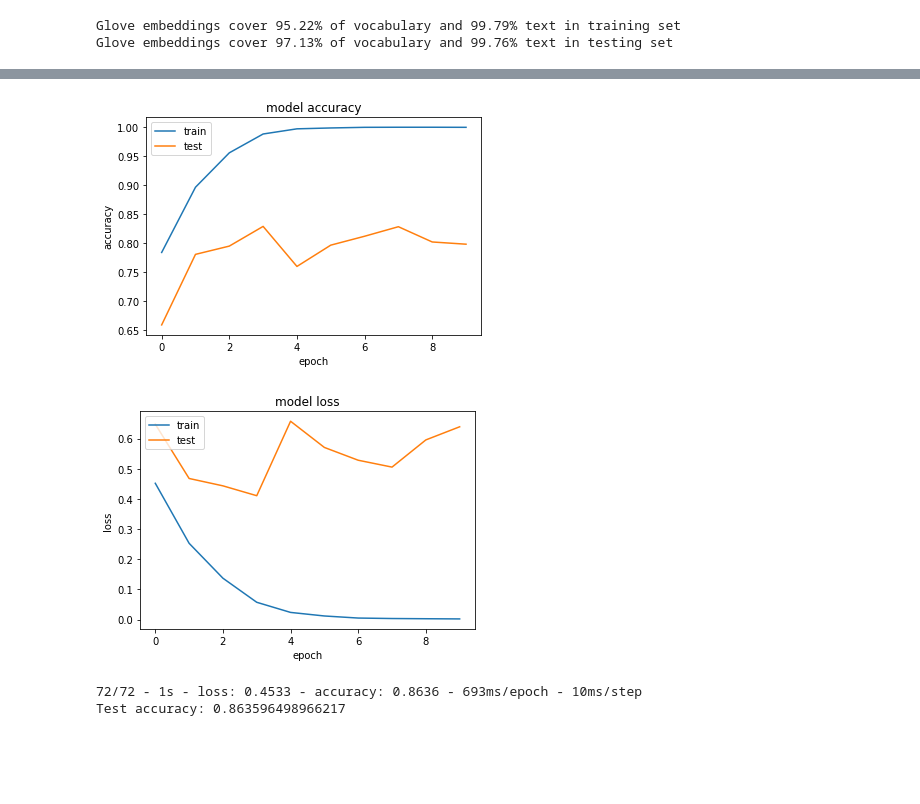
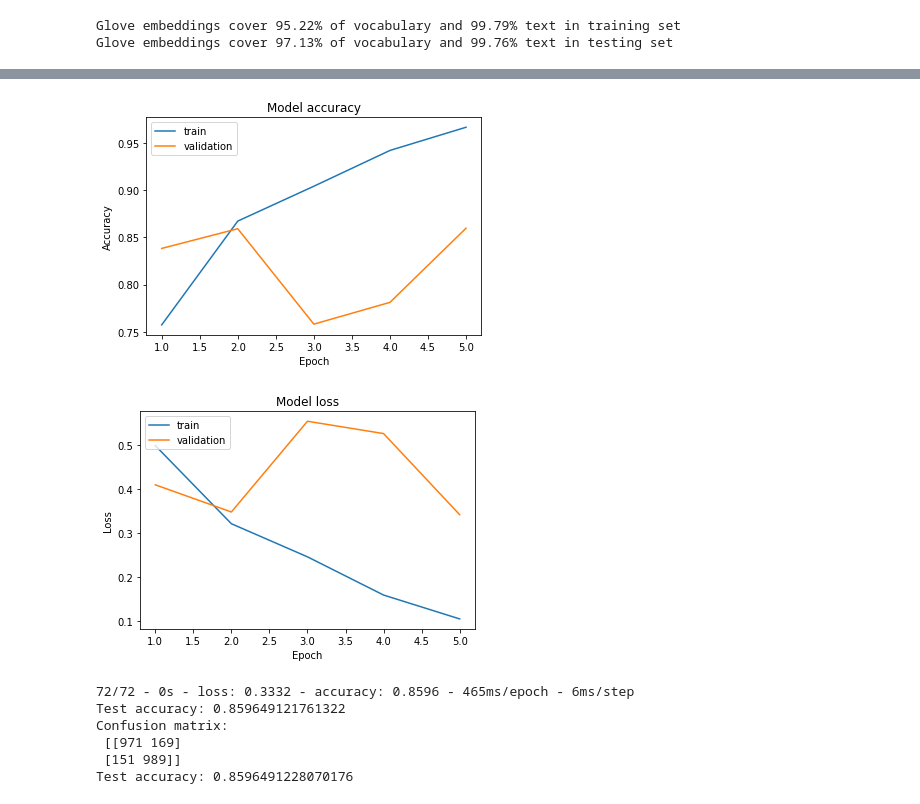
Before and after one commit to azwidodo/Tugas-Akhir-5, a Jupyter notebook: 04_cnn.ipynb, the cells around one changed output, grey strips where cells are left out. Cells and saved outputs as stored; diff of their text form; code cells hidden in the pictures; blank space fills up the shorter version.

```diff
--- a/04_cnn.ipynb
+++ b/04_cnn.ipynb
@@ -286,0 +139,11 @@ model.compile(optimizer=optimizer, loss="binary_crossentropy", metrics=["accurac
+# %%
+model = Sequential()
+model.add(embedding_layer)
+model.add(Conv1D(64, 5, activation='relu'))
+model.add(Dropout(0.2))
+model.add(GlobalMaxPooling1D())
+model.add(Dense(32, activation='relu'))
+model.add(Dropout(0.2))
+model.add(Dense(1, activation='sigmoid'))
+
+print(model.summary())
@@ -287,4 +168,13 @@ model.compile(optimizer=optimizer, loss="binary_crossentropy", metrics=["accurac
 # %%
+# Compile model
+
+EPOCHS = 5
+LEARNING_RATE = 0.001
+
+optimizer = Adam(learning_rate=LEARNING_RATE)
+
+model.compile(optimizer=optimizer, loss="binary_crossentropy", metrics=["accuracy"])
+
 # Fit model
 
 BATCH_SIZE = 64
@@ -316,15 +196,25 @@ Epoch 10/10
-# %%
-# Plot accuracy and loss
-plot_history(history)
-# %% [output]
-[figure, removed]
-[figure, removed]
 # %%
+# Plot accuracy and loss
+
+plot_history(history)
+
 # Evaluate model
 
 loss, accuracy = model.evaluate(x_test_padded, ytest, verbose=2)
 
 print(f"Test accuracy: {accuracy}")
+
+_y_pred = model.predict(x_test_padded)
+y_pred = np.round(_y_pred)
+
+print(f"Confusion matrix: \n {confusion_matrix(ytest, y_pred)}")
+print(f"Test accuracy: {accuracy_score(ytest, y_pred)}")
 # %% [output]
+[figure, added]
+[figure, added]
-72/72 - 1s - loss: 0.4533 - accuracy: 0.8636 - 693ms/epoch - 10ms/step
-Test accuracy: 0.863596498966217
+72/72 - 0s - loss: 0.3332 - accuracy: 0.8596 - 465ms/epoch - 6ms/step
+Test accuracy: 0.859649121761322
+Confusion matrix:
+ [[971 169]
+ [151 989]]
+Test accuracy: 0.8596491228070176
```
Also changed, not shown: parts of 13 cells of this notebook, 5 other files.
